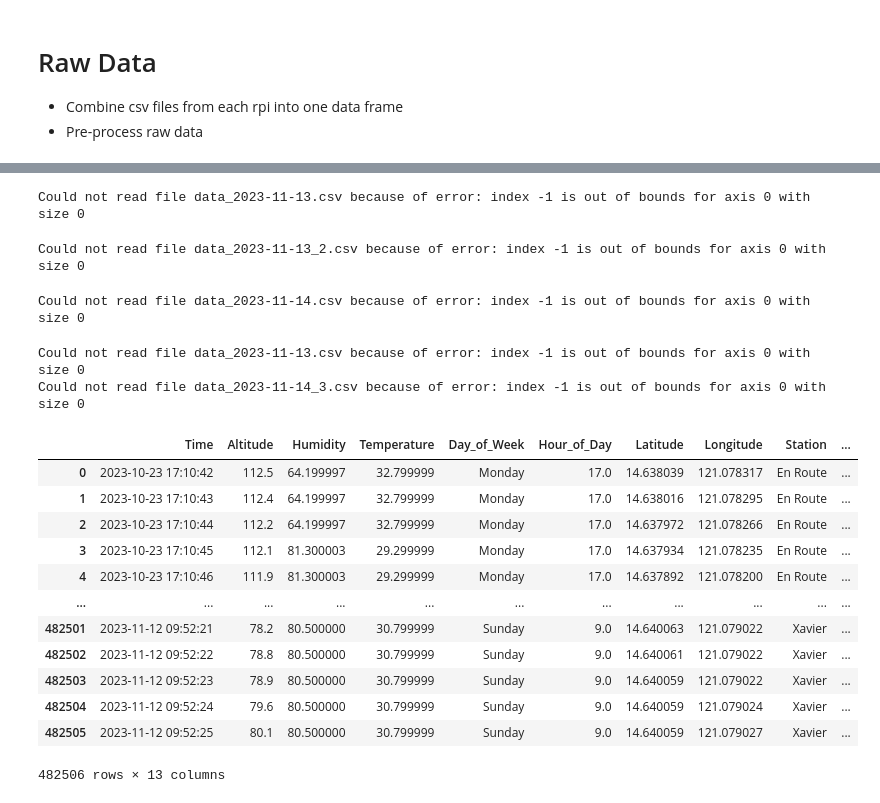
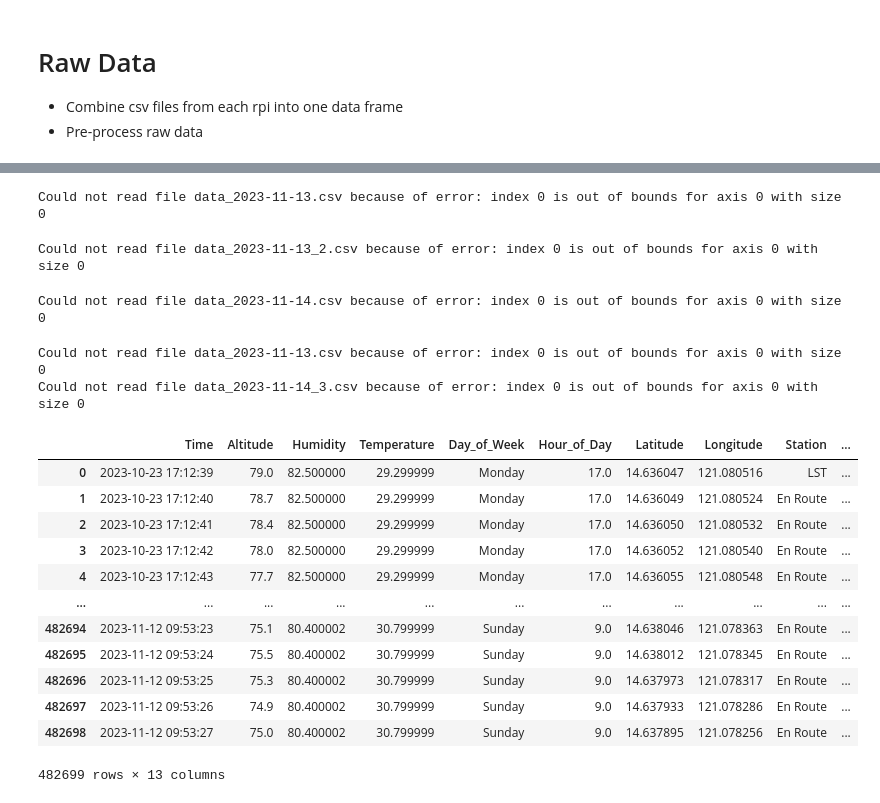
Before and after one commit to CSfromCS/VHS-Thesis, a Jupyter notebook: Data Preprocessing/DataProcessor.ipynb, the cells around one changed output, grey strips where cells are left out. Drawn from its saved outputs; the diff is of its cells as text; code cells hidden in the pictures.

Commit message:
Fixed prev & next station + filtered repeated stations

```diff
--- a/Data Preprocessing/DataProcessor.ipynb
+++ b/Data Preprocessing/DataProcessor.ipynb
@@ -76,7 +76,16 @@ station_coord_rects = {
             'higher': 121.076395
         }
     },
-
+    'Power Station': {
+        'Latitude': {
+            'lower': 14.635504,
+            'higher': 14.635692
+        },
+        'Longitude': {
+            'lower': 121.074559,
+            'higher': 121.074674
+        }
+    },
 }
 # %% [markdown]
 # Raw Data
@@ -130,5 +168,6 @@ def haversine_distance(lat_diff, lon_diff):
 # %%
-def process_station(df):
+def process_station(file_path):
+     df = pd.read_csv(file_path)
      df.tail(10)
 
      df.columns = ['Type', 'Time', 'Lat', 'Long', 'Altitude', 'Humidity', 'Temperature']
@@ -136,6 +175,7 @@ def process_station(df):
 
      # Drop rows with null at start and end
      df = df.loc[df.notnull().all(axis=1).argmax():]
+     id_not_null = df.notnull().all(axis=1).idxmax()
 
      ids = df[df.notnull().all(axis=1)].index
      last_id = ids[-1]
@@ -182,14 +222,12 @@ def process_station(df):
      df['Station'] = df.apply(lambda row: 'En Route' if row['Station'] != 'En Route' and row['Distance'] >= 0.5 else row['Station'], axis=1)
 
      # Add station column that's true if in station, false if en route
-     df.loc[df["Station"] != "En Route", "Station?"] = 1
+     df["IsStation"] = 0
+     df.loc[(df["Station"] != "En Route") & (df["Station"] != "Power Station"), "IsStation"] = 1
 
      # Drop rows with before first and last station of each day
-     df = df.loc[df.notnull().all(axis=1).argmax():]
-
-     ids = df[df.notnull().all(axis=1)].index
-     last_id = ids[-1]
-
-     df = df.loc[:last_id]
+     start = df.loc[df.IsStation==1,'IsStation'].index[0] - id_not_null
+     end = df.query('IsStation == 1').index.max()+1
+     df = df.iloc[start:end]
 
      return df
@@ -215,0 +234,3 @@ df
+# %%
+df = process_station('E-Jeep Data/rpi1/data_2023-10-23.csv')
+df
@@ -218,49 +253,48 @@ df
 df_list = []
 
 for i in range(3):
     i = i + 1
     folder_path = os.path.join('E-Jeep Data', f"rpi{i}")
     all_files = os.listdir(folder_path)
 
     # Filter out non-CSV files
     csv_files = [f for f in all_files if f.endswith('.csv')]
 
     for csv in csv_files:
         file_path = os.path.join(folder_path, csv)
         try:
             # Try reading the file using default UTF-8 encoding
-            df = pd.read_csv(file_path)
-            df = process_station(df)
+            df = process_station(file_path)
             df_list.append(df)
         except UnicodeDecodeError:
             try:
                 # If UTF-8 fails, try reading the file using UTF-16 encoding with tab separator
                 df = pd.read_csv(file_path, sep='\t', encoding='utf-16')
                 df_list.append(df)
             except Exception as e:
                 print(f"Could not read file {csv} because of error: {e}")
         except Exception as e:
             print(f"Could not read file {csv} because of error: {e}")
 
 # Concatenate all data into one DataFrame
 df = pd.concat(df_list, ignore_index=True)
 df
 # %% [output]
-Could not read file data_2023-11-13.csv because of error: index -1 is out of bounds for axis 0 with size 0
+Could not read file data_2023-11-13.csv because of error: index 0 is out of bounds for axis 0 with size 0
-Could not read file data_2023-11-13_2.csv because of error: index -1 is out of bounds for axis 0 with size 0
+Could not read file data_2023-11-13_2.csv because of error: index 0 is out of bounds for axis 0 with size 0
-Could not read file data_2023-11-14.csv because of error: index -1 is out of bounds for axis 0 with size 0
+Could not read file data_2023-11-14.csv because of error: index 0 is out of bounds for axis 0 with size 0
-Could not read file data_2023-11-13.csv because of error: index -1 is out of bounds for axis 0 with size 0
-Could not read file data_2023-11-14_3.csv because of error: index -1 is out of bounds for axis 0 with size 0
+Could not read file data_2023-11-13.csv because of error: index 0 is out of bounds for axis 0 with size 0
+Could not read file data_2023-11-14_3.csv because of error: index 0 is out of bounds for axis 0 with size 0
 |  | Time | Altitude | Humidity | Temperature | Day_of_Week | Hour_of_Day | Latitude | Longitude | Station | ... |
-| 0 | 2023-10-23 17:10:42 | 112.5 | 64.199997 | 32.799999 | Monday | 17.0 | 14.638039 | 121.078317 | En Route | ... |
-| 1 | 2023-10-23 17:10:43 | 112.4 | 64.199997 | 32.799999 | Monday | 17.0 | 14.638016 | 121.078295 | En Route | ... |
-| 2 | 2023-10-23 17:10:44 | 112.2 | 64.199997 | 32.799999 | Monday | 17.0 | 14.637972 | 121.078266 | En Route | ... |
-| 3 | 2023-10-23 17:10:45 | 112.1 | 81.300003 | 29.299999 | Monday | 17.0 | 14.637934 | 121.078235 | En Route | ... |
-| 4 | 2023-10-23 17:10:46 | 111.9 | 81.300003 | 29.299999 | Monday | 17.0 | 14.637892 | 121.078200 | En Route | ... |
+| 0 | 2023-10-23 17:12:39 | 79.0 | 82.500000 | 29.299999 | Monday | 17.0 | 14.636047 | 121.080516 | LST | ... |
+| 1 | 2023-10-23 17:12:40 | 78.7 | 82.500000 | 29.299999 | Monday | 17.0 | 14.636049 | 121.080524 | En Route | ... |
+| 2 | 2023-10-23 17:12:41 | 78.4 | 82.500000 | 29.299999 | Monday | 17.0 | 14.636050 | 121.080532 | En Route | ... |
+| 3 | 2023-10-23 17:12:42 | 78.0 | 82.500000 | 29.299999 | Monday | 17.0 | 14.636052 | 121.080540 | En Route | ... |
+| 4 | 2023-10-23 17:12:43 | 77.7 | 82.500000 | 29.299999 | Monday | 17.0 | 14.636055 | 121.080548 | En Route | ... |
 | ... | ... | ... | ... | ... | ... | ... | ... | ... | ... | ... |
-| 482501 | 2023-11-12 09:52:21 | 78.2 | 80.500000 | 30.799999 | Sunday | 9.0 | 14.640063 | 121.079022 | Xavier | ... |
-| 482502 | 2023-11-12 09:52:22 | 78.8 | 80.500000 | 30.799999 | Sunday | 9.0 | 14.640061 | 121.079022 | Xavier | ... |
-| 482503 | 2023-11-12 09:52:23 | 78.9 | 80.500000 | 30.799999 | Sunday | 9.0 | 14.640059 | 121.079022 | Xavier | ... |
-| 482504 | 2023-11-12 09:52:24 | 79.6 | 80.500000 | 30.799999 | Sunday | 9.0 | 14.640059 | 121.079024 | Xavier | ... |
-| 482505 | 2023-11-12 09:52:25 | 80.1 | 80.500000 | 30.799999 | Sunday | 9.0 | 14.640059 | 121.079027 | Xavier | ... |
+| 482694 | 2023-11-12 09:53:23 | 75.1 | 80.400002 | 30.799999 | Sunday | 9.0 | 14.638046 | 121.078363 | En Route | ... |
+| 482695 | 2023-11-12 09:53:24 | 75.5 | 80.400002 | 30.799999 | Sunday | 9.0 | 14.638012 | 121.078345 | En Route | ... |
+| 482696 | 2023-11-12 09:53:25 | 75.3 | 80.400002 | 30.799999 | Sunday | 9.0 | 14.637973 | 121.078317 | En Route | ... |
+| 482697 | 2023-11-12 09:53:26 | 74.9 | 80.400002 | 30.799999 | Sunday | 9.0 | 14.637933 | 121.078286 | En Route | ... |
+| 482698 | 2023-11-12 09:53:27 | 75.0 | 80.400002 | 30.799999 | Sunday | 9.0 | 14.637895 | 121.078256 | En Route | ... |
-482506 rows × 13 columns
+482699 rows × 13 columns
```
Also changed, not shown: parts of 13 cells of this notebook.
